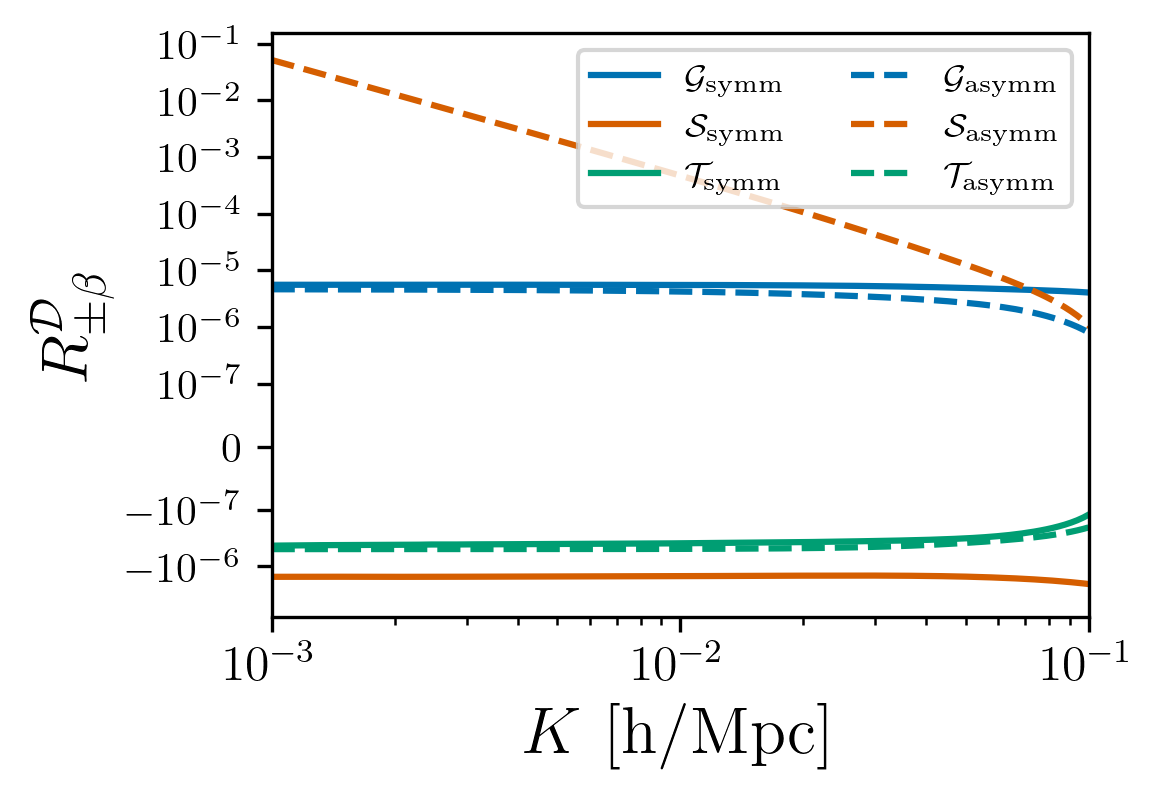
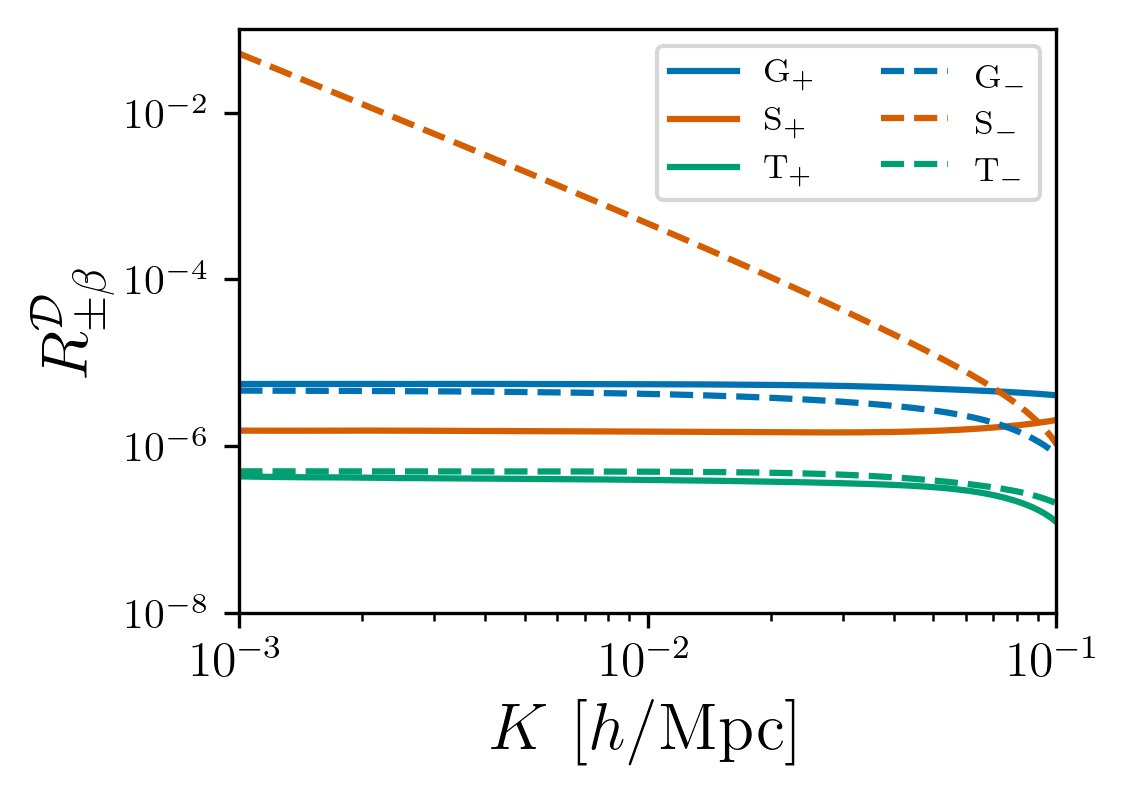
Unified diff of the notebook cell whose output changed from the first chart to the second:
--- before
+++ after
@@ -29,8 +29,11 @@
 else:
     N = 1
-    
+
+absolute = True
+
+function = (lambda x: x) if not absolute else (lambda x: abs(x))
 for i, k in enumerate(keys):
     color_ = plot.COLORBLIND_PALETTE[i%3]
-    R = norm[(mainkey, k)]
+    R = function(norm[(mainkey, k)])
     ax.loglog(Ks, N*(R), label = plot.names[k], color = color_, ls = "-" if i < 3 else "--", lw = 1.5)
 
@@ -39,5 +42,5 @@
 
     
-ax.set_xlabel(r'$K \ \mathrm{[h/Mpc]}$', fontsize=16)
+ax.set_xlabel(r'$K \ [h/\mathrm{Mpc}]$', fontsize=16)
 
 if normalized:
@@ -50,10 +53,16 @@
 ax.set_xlim(1e-3, 1e-1)
 if normalized:
-    ax.set_ylim(1e-5, 3)
+    if not absolute:
+        ax.set_ylim(1e-5, 3)
 else:
     #ax.set_ylim(-1e-7, 1e-7)
     pass
 
-ax.set_yscale('symlog', linthresh = 1e-7)  # Adjust threshold based on your data
+
+if not absolute:
+    ax.set_yscale('symlog', linthresh = 1e-7)  # Adjust threshold based on your data
+else:
+    ax.set_ylim(1e-8, 1e-1)
+
 fig.savefig(f"/users/odarwish/long-modes/figures/responses.pdf", dpi = 300, bbox_inches='tight')
 plt.show()

Commit: updating